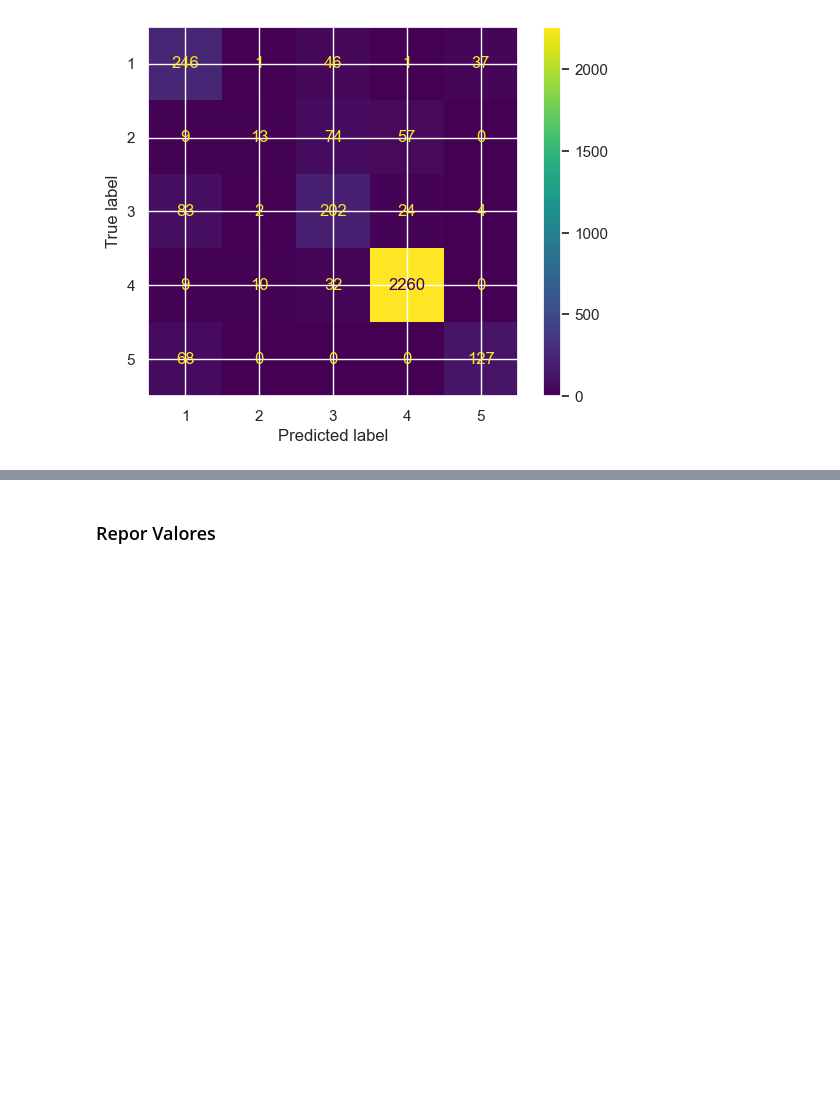
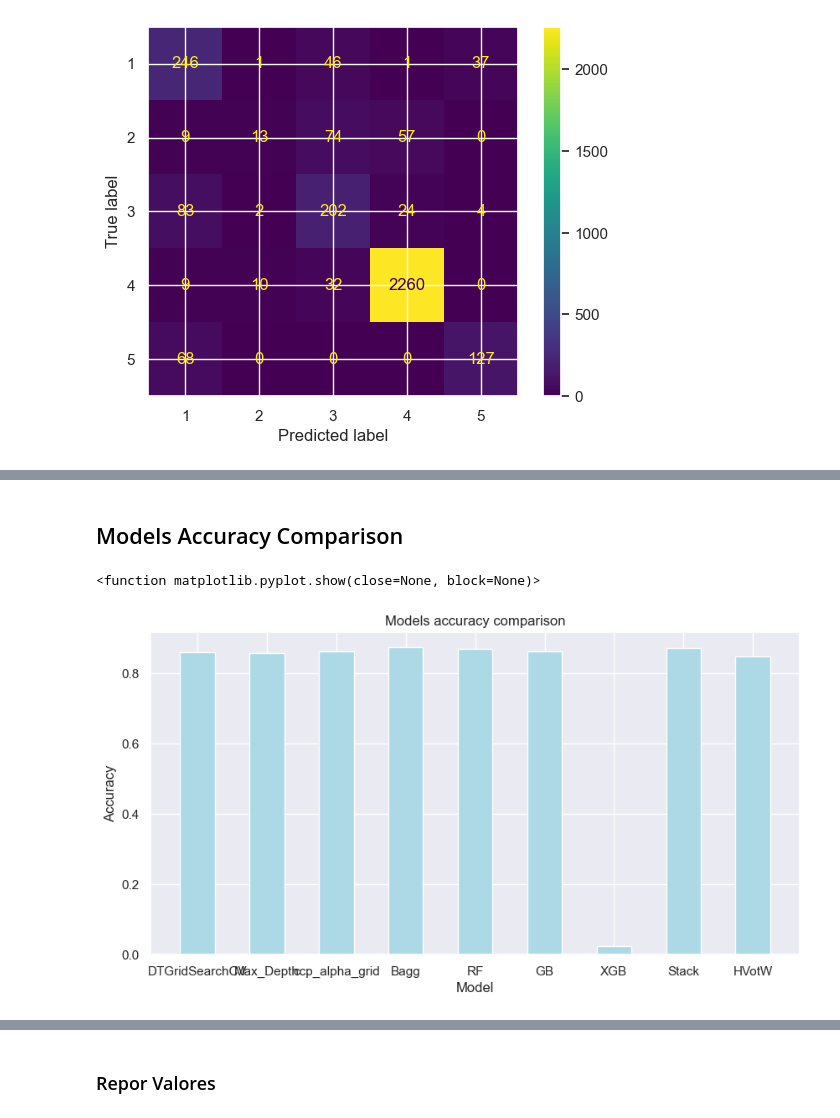
Before and after one commit to Mastro66/DAA_Comp, a Jupyter notebook: 2021-Feat.ipynb, the cells around one changed output, grey strips where cells are left out. Cells and saved outputs as stored; diff of their text form; code cells hidden in the pictures; blank space fills up the shorter version.

Commit message:
FullModelsAndAccuracyLabelsAdded

```diff
--- a/2021-Feat.ipynb
+++ b/2021-Feat.ipynb
@@ -1126,0 +1391,5 @@ plt.show()
+# %%
+hvt_model = VotingClassifier(estimators = [("dt", dt_model), ("rf", rf_model)],
+                             voting = 'hard', weights=[2,2])
+# %%
+hvt_model.fit(X_train, y_train)
@@ -1126,0 +1432,3 @@ plt.show()
+# %%
+hvt_score = hvt_model.score(X_test, y_test)
+print("Accuracy: %.3f%%" % (hvt_score*100))
@@ -1126,0 +1456,20 @@ plt.show()
+# %%
+results['HVotW'] = hvt_score
+# %% [markdown]
+## Models Accuracy Comparison
+# %%
+fig = plt.figure(figsize = (10, 5))
+
+mod = list(results.keys())
+acc = list(results.values())
+
+plt.bar(mod, acc, color = 'lightblue',
+       width= 0.5)
+
+plt.xlabel("Model")
+plt.ylabel("Accuracy")
+plt.title("Models accuracy comparison")
+plt.show
+# %% [output]
+<function matplotlib.pyplot.show(close=None, block=None)>
+[figure, added]
```
Also changed, not shown: parts of 61 cells of this notebook.
